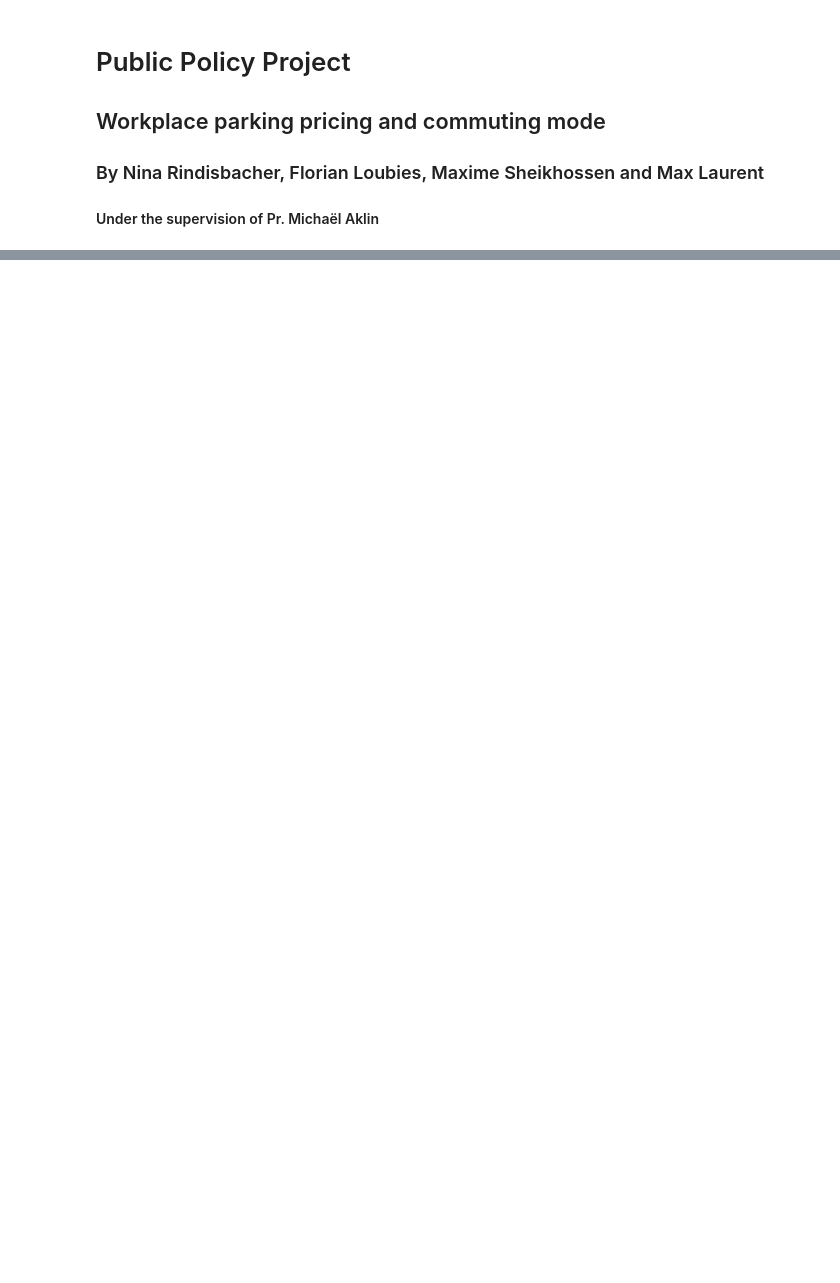
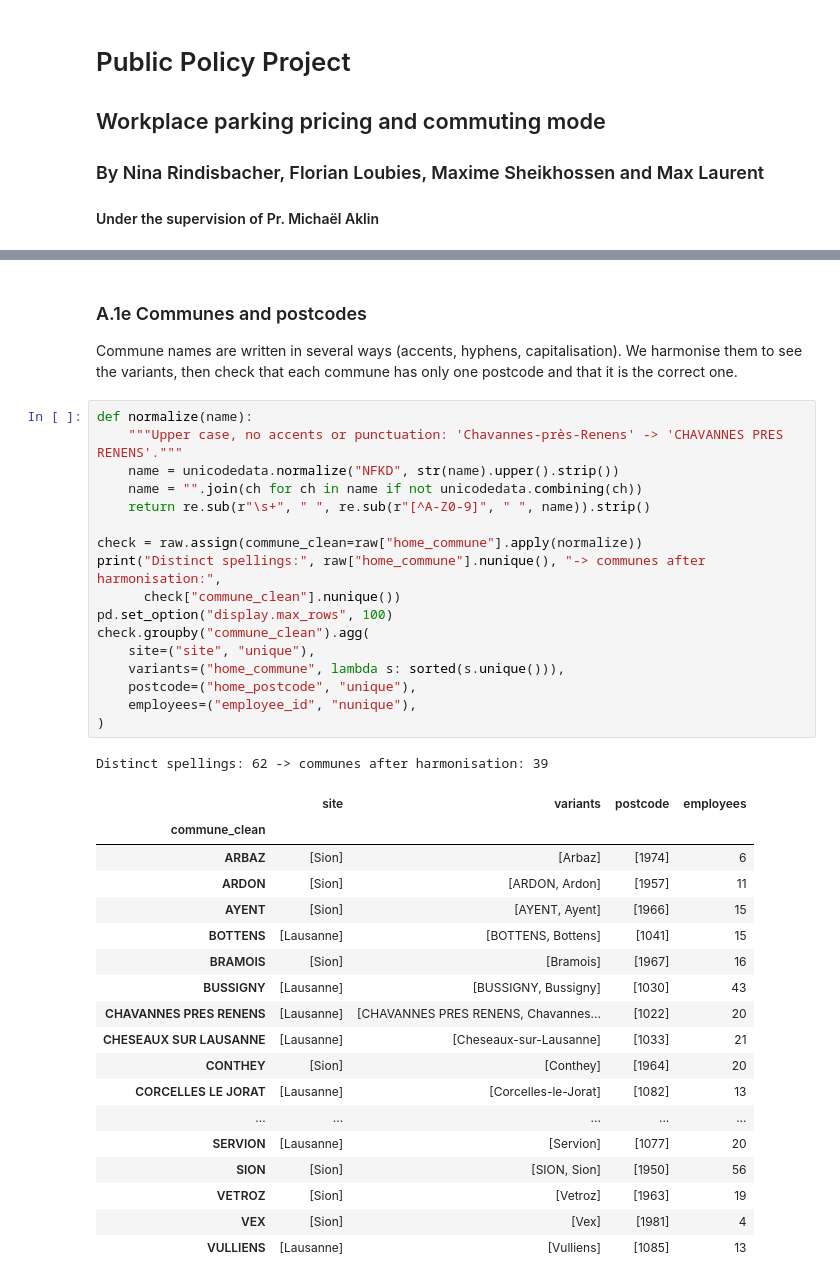
Before and after one commit to Mxlrt69/Public_Policy_Project, a Jupyter notebook: full_notebook.ipynb, the cells around one changed output, grey strips where cells are left out. Cells and saved outputs as stored; diff of their text form; blank space fills up the shorter version.

```diff
--- a/full_notebook.ipynb
+++ b/full_notebook.ipynb
@@ -70,0 +259,41 @@ $$\log(\text{car\_days\_week}) = b \cdot \log(\text{fee}) + \text{controls} + \l
+# %% [markdown]
+### A.1e Communes and postcodes
+
+Commune names are written in several ways (accents, hyphens, capitalisation). We harmonise them to see the variants, then check that each commune has only one postcode and that it is the correct one.
+# %%
+def normalize(name):
+    """Upper case, no accents or punctuation: 'Chavannes-près-Renens' -> 'CHAVANNES PRES RENENS'."""
+    name = unicodedata.normalize("NFKD", str(name).upper().strip())
+    name = "".join(ch for ch in name if not unicodedata.combining(ch))
+    return re.sub(r"\s+", " ", re.sub(r"[^A-Z0-9]", " ", name)).strip()
+
+check = raw.assign(commune_clean=raw["home_commune"].apply(normalize))
+print("Distinct spellings:", raw["home_commune"].nunique(), "-> communes after harmonisation:",
+      check["commune_clean"].nunique())
+pd.set_option("display.max_rows", 100)
+check.groupby("commune_clean").agg(
+    site=("site", "unique"),
+    variants=("home_commune", lambda s: sorted(s.unique())),
+    postcode=("home_postcode", "unique"),
+    employees=("employee_id", "nunique"),
+)
+# %% [output]
+Distinct spellings: 62 -> communes after harmonisation: 39
+|  | site | variants | postcode | employees |
+| commune_clean |  |  |  |  |
+| ARBAZ | [Sion] | [Arbaz] | [1974] | 6 |
+| ARDON | [Sion] | [ARDON, Ardon] | [1957] | 11 |
+| AYENT | [Sion] | [AYENT, Ayent] | [1966] | 15 |
+| BOTTENS | [Lausanne] | [BOTTENS, Bottens] | [1041] | 15 |
+| BRAMOIS | [Sion] | [Bramois] | [1967] | 16 |
+| BUSSIGNY | [Lausanne] | [BUSSIGNY, Bussigny] | [1030] | 43 |
+| CHAVANNES PRES RENENS | [Lausanne] | [CHAVANNES PRES RENENS, Chavannes... | [1022] | 20 |
+| CHESEAUX SUR LAUSANNE | [Lausanne] | [Cheseaux-sur-Lausanne] | [1033] | 21 |
+| CONTHEY | [Sion] | [Conthey] | [1964] | 20 |
+| CORCELLES LE JORAT | [Lausanne] | [Corcelles-le-Jorat] | [1082] | 13 |
+| ... | ... | ... | ... | ... |
+| SERVION | [Lausanne] | [Servion] | [1077] | 20 |
+| SION | [Sion] | [SION, Sion] | [1950] | 56 |
+| VETROZ | [Sion] | [Vetroz] | [1963] | 19 |
+| VEX | [Sion] | [Vex] | [1981] | 4 |
+| VULLIENS | [Lausanne] | [Vulliens] | [1085] | 13 |
```
Also changed, not shown: parts of 45 cells of this notebook, 1 other file.
